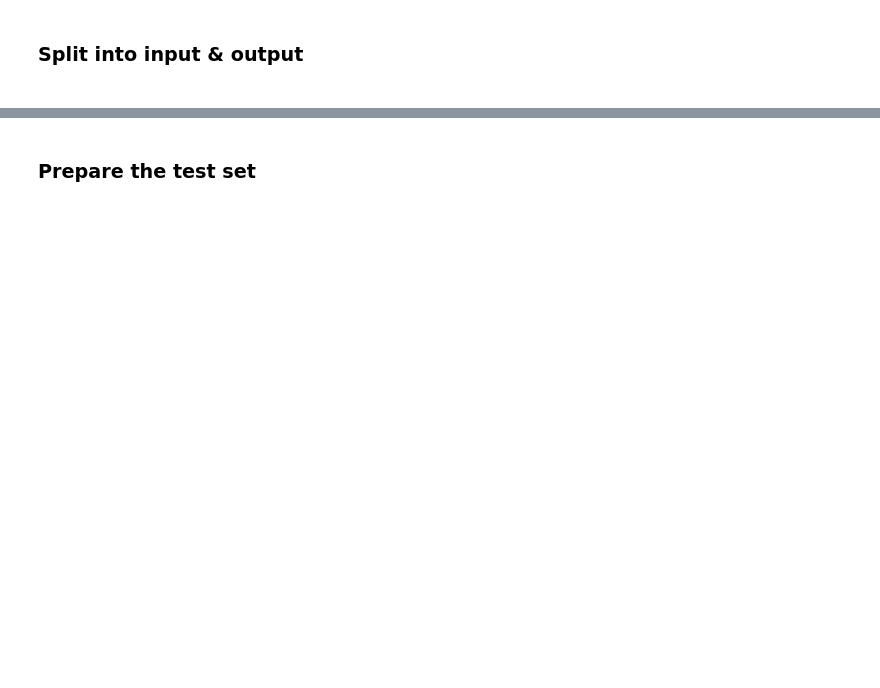
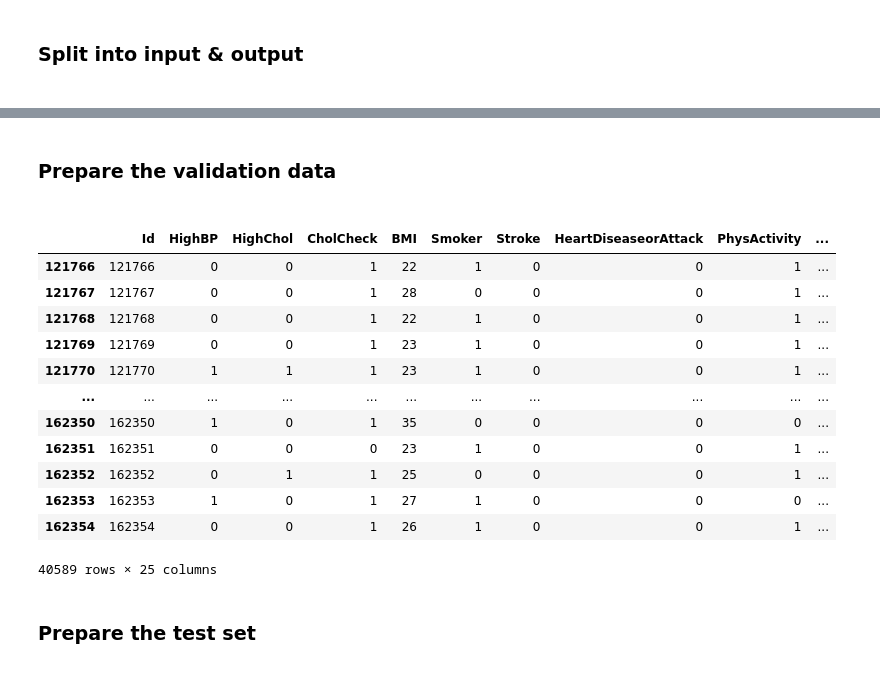
Before and after one commit to 2003congthinh/Machine-Learning, a Jupyter notebook: ASM 1/Diabetes.ipynb, the cells around one changed output, grey strips where cells are left out. Cells and saved outputs as stored; diff of their text form; code cells hidden in the pictures; blank space fills up the shorter version.

```diff
--- a/ASM 1/Diabetes.ipynb
+++ b/ASM 1/Diabetes.ipynb
@@ -44,6 +44,25 @@ min           0.000000
 75%           0.000000
 max           1.000000
 Name: Status, dtype: float64
+# %% [markdown]
+<h3>Prepare the validation data<h3>
+# %%
+val = train_data[int(len(train_data)*0.6):int(len(train_data)*0.8)]
+val
+# %% [output]
+|  | Id | HighBP | HighChol | CholCheck | BMI | Smoker | Stroke | HeartDiseaseorAttack | PhysActivity | ... |
+| 121766 | 121766 | 0 | 0 | 1 | 22 | 1 | 0 | 0 | 1 | ... |
+| 121767 | 121767 | 0 | 0 | 1 | 28 | 0 | 0 | 0 | 1 | ... |
+| 121768 | 121768 | 0 | 0 | 1 | 22 | 1 | 0 | 0 | 1 | ... |
+| 121769 | 121769 | 0 | 0 | 1 | 23 | 1 | 0 | 0 | 1 | ... |
+| 121770 | 121770 | 1 | 1 | 1 | 23 | 1 | 0 | 0 | 1 | ... |
+| ... | ... | ... | ... | ... | ... | ... | ... | ... | ... | ... |
+| 162350 | 162350 | 1 | 0 | 1 | 35 | 0 | 0 | 0 | 0 | ... |
+| 162351 | 162351 | 0 | 0 | 0 | 23 | 1 | 0 | 0 | 1 | ... |
+| 162352 | 162352 | 0 | 1 | 1 | 25 | 0 | 0 | 0 | 1 | ... |
+| 162353 | 162353 | 1 | 0 | 1 | 27 | 1 | 0 | 0 | 0 | ... |
+| 162354 | 162354 | 0 | 0 | 1 | 26 | 1 | 0 | 0 | 1 | ... |
+40589 rows × 25 columns
 # %% [markdown]
 <h3>Prepare the test set<h3>
 # %%
```
Also changed, not shown: parts of 26 cells of this notebook.
